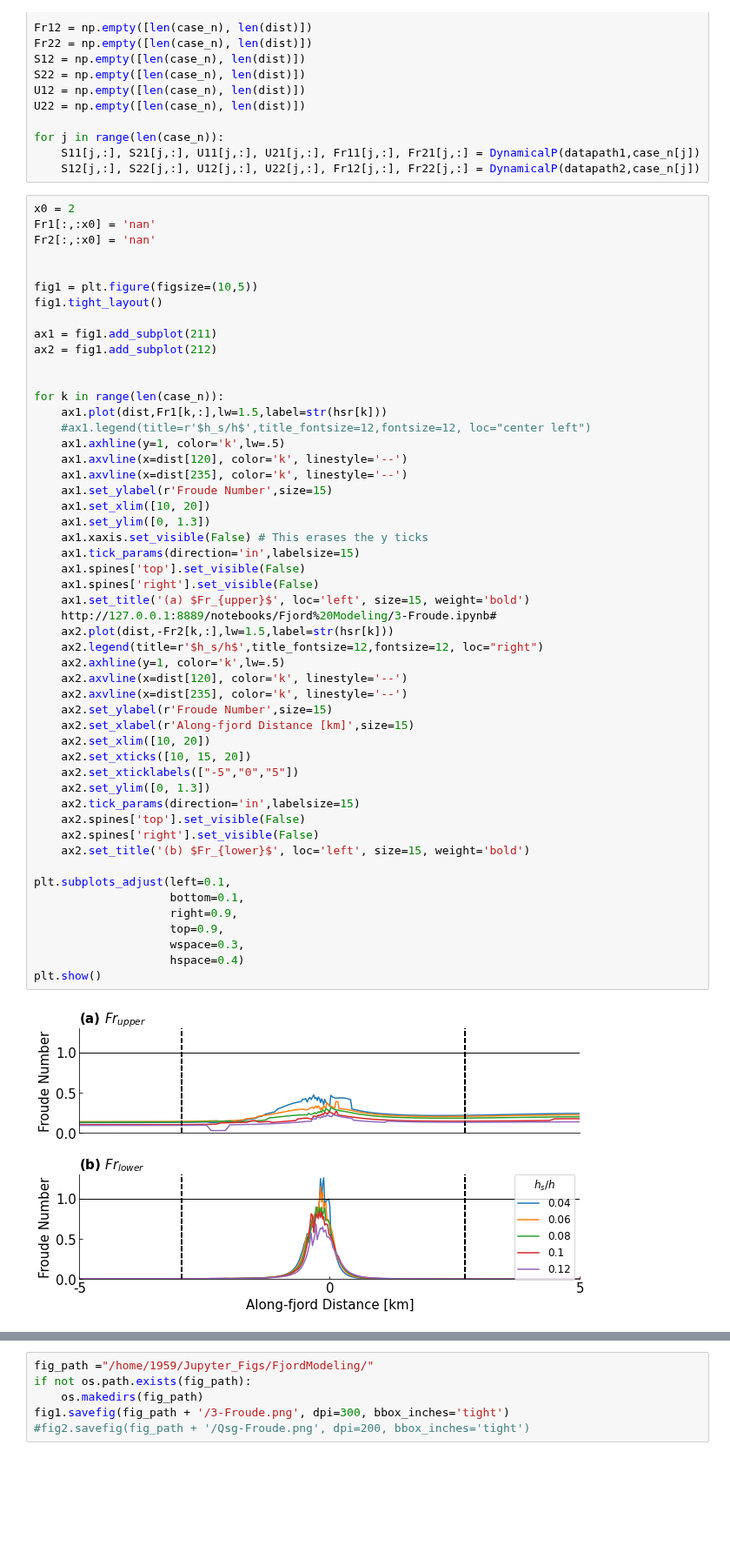
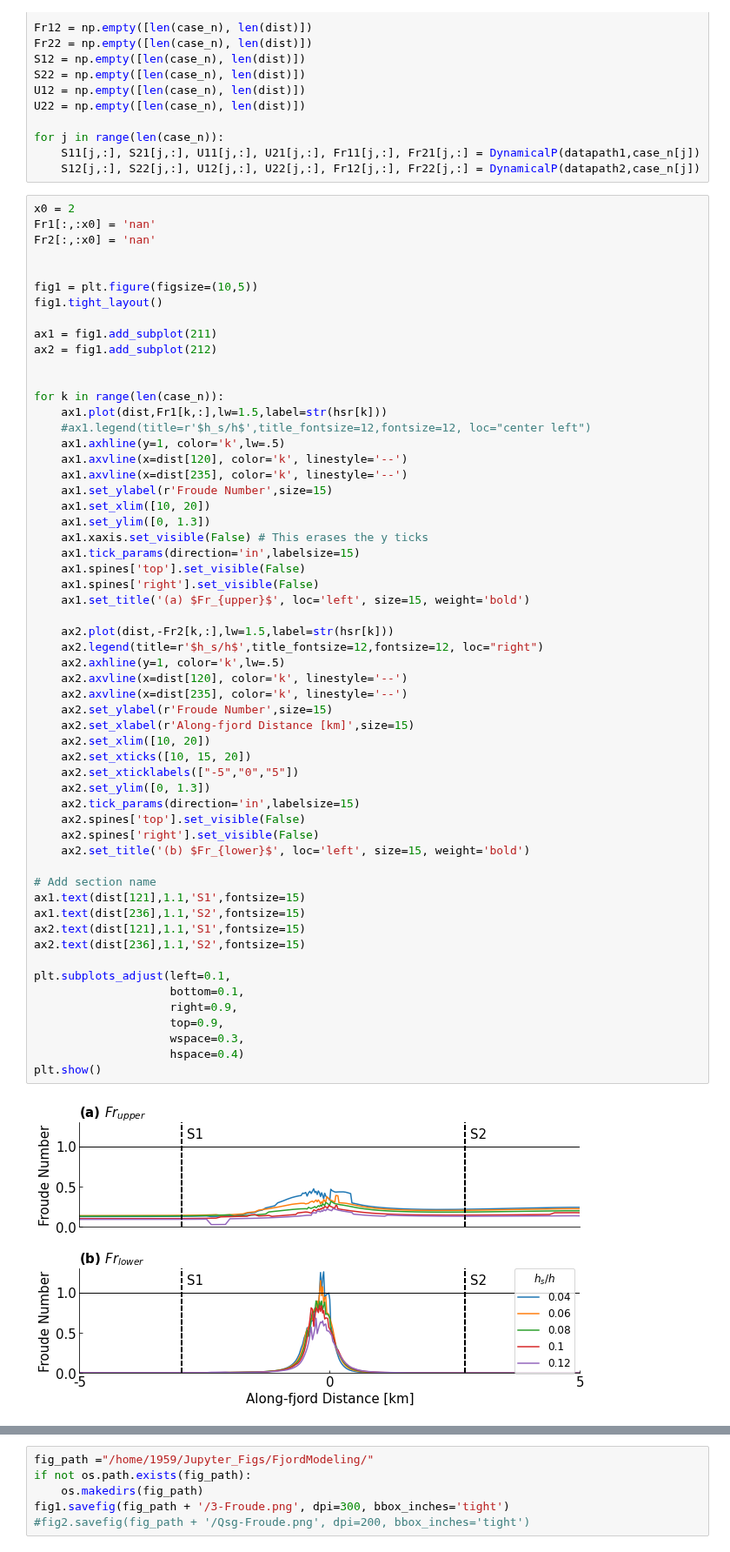
Before and after one commit to weiyangbao/Jupyter-Iceplume, a Jupyter notebook: Fjord Modeling/3-Froude.ipynb, the cells around one changed output, grey strips where cells are left out. Shown at 87% size. Saved outputs shown, nothing was run; the diff lists cells and outputs as text; blank space fills up the shorter version.

```diff
--- a/Fjord Modeling/3-Froude.ipynb
+++ b/Fjord Modeling/3-Froude.ipynb
@@ -122,35 +122,41 @@ for k in range(len(case_n)):
     ax1.set_ylim([0, 1.3])
     ax1.xaxis.set_visible(False) # This erases the y ticks
     ax1.tick_params(direction='in',labelsize=15)
     ax1.spines['top'].set_visible(False)
     ax1.spines['right'].set_visible(False)
     ax1.set_title('(a) $Fr_{upper}$', loc='left', size=15, weight='bold')
-    http://127.0.0.1:8889/notebooks/Fjord%20Modeling/3-Froude.ipynb#
+
     ax2.plot(dist,-Fr2[k,:],lw=1.5,label=str(hsr[k]))
     ax2.legend(title=r'$h_s/h$',title_fontsize=12,fontsize=12, loc="right")
     ax2.axhline(y=1, color='k',lw=.5)
     ax2.axvline(x=dist[120], color='k', linestyle='--')
     ax2.axvline(x=dist[235], color='k', linestyle='--')
     ax2.set_ylabel(r'Froude Number',size=15)
     ax2.set_xlabel(r'Along-fjord Distance [km]',size=15)
     ax2.set_xlim([10, 20])
     ax2.set_xticks([10, 15, 20])
     ax2.set_xticklabels(["-5","0","5"])
     ax2.set_ylim([0, 1.3])
     ax2.tick_params(direction='in',labelsize=15)
     ax2.spines['top'].set_visible(False)
     ax2.spines['right'].set_visible(False)
     ax2.set_title('(b) $Fr_{lower}$', loc='left', size=15, weight='bold')
 
+# Add section name
+ax1.text(dist[121],1.1,'S1',fontsize=15)
+ax1.text(dist[236],1.1,'S2',fontsize=15)
+ax2.text(dist[121],1.1,'S1',fontsize=15)
+ax2.text(dist[236],1.1,'S2',fontsize=15)
+
 plt.subplots_adjust(left=0.1,
                     bottom=0.1,
                     right=0.9,
                     top=0.9,
                     wspace=0.3,
                     hspace=0.4)
 plt.show()
 # %% [output]
-[figure, old version]
+[figure, new version]
 # %%
 # x0 = 2
 # Fr11[:,:x0] = 'nan'
```
Also changed, not shown: parts of 1 cell of this notebook, 6 other files.
